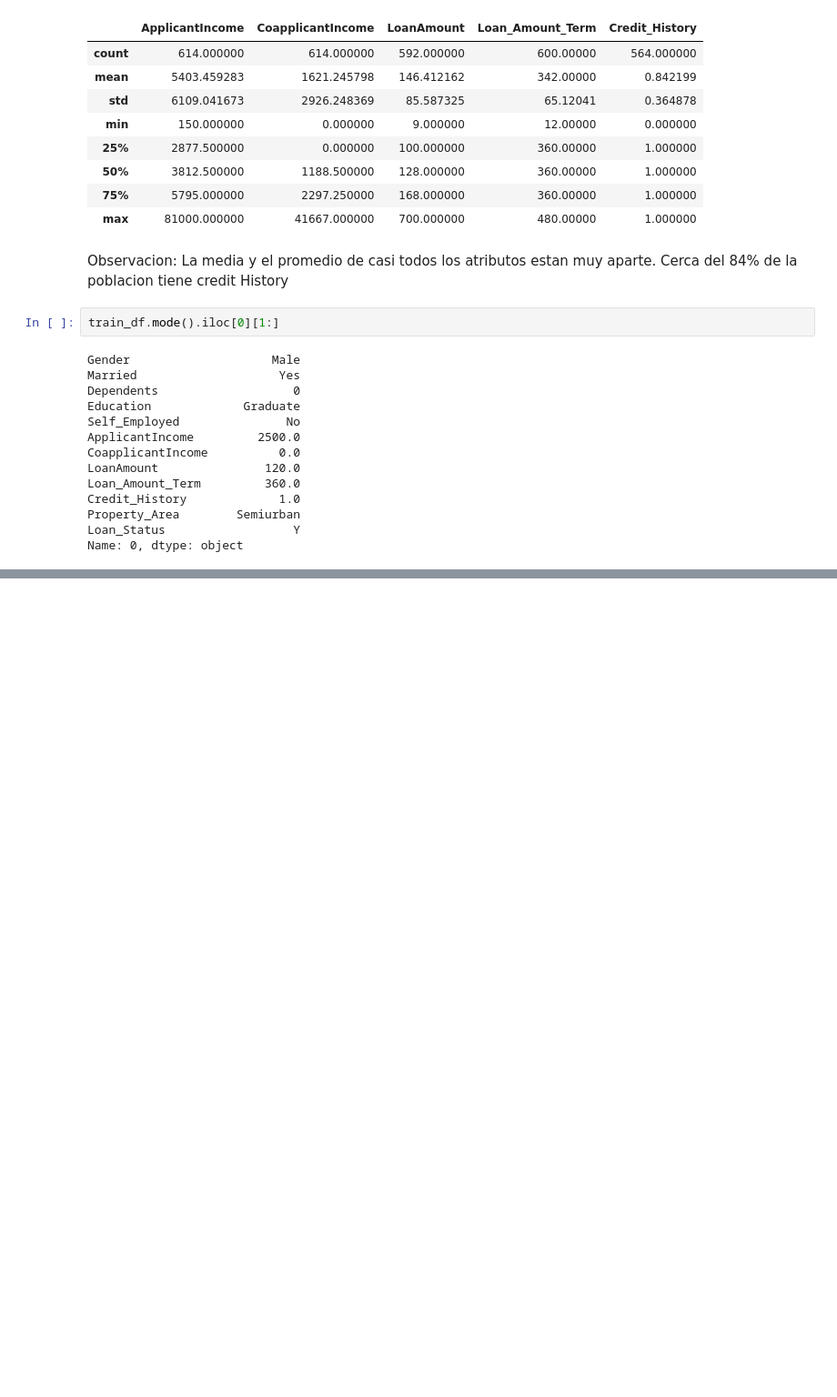
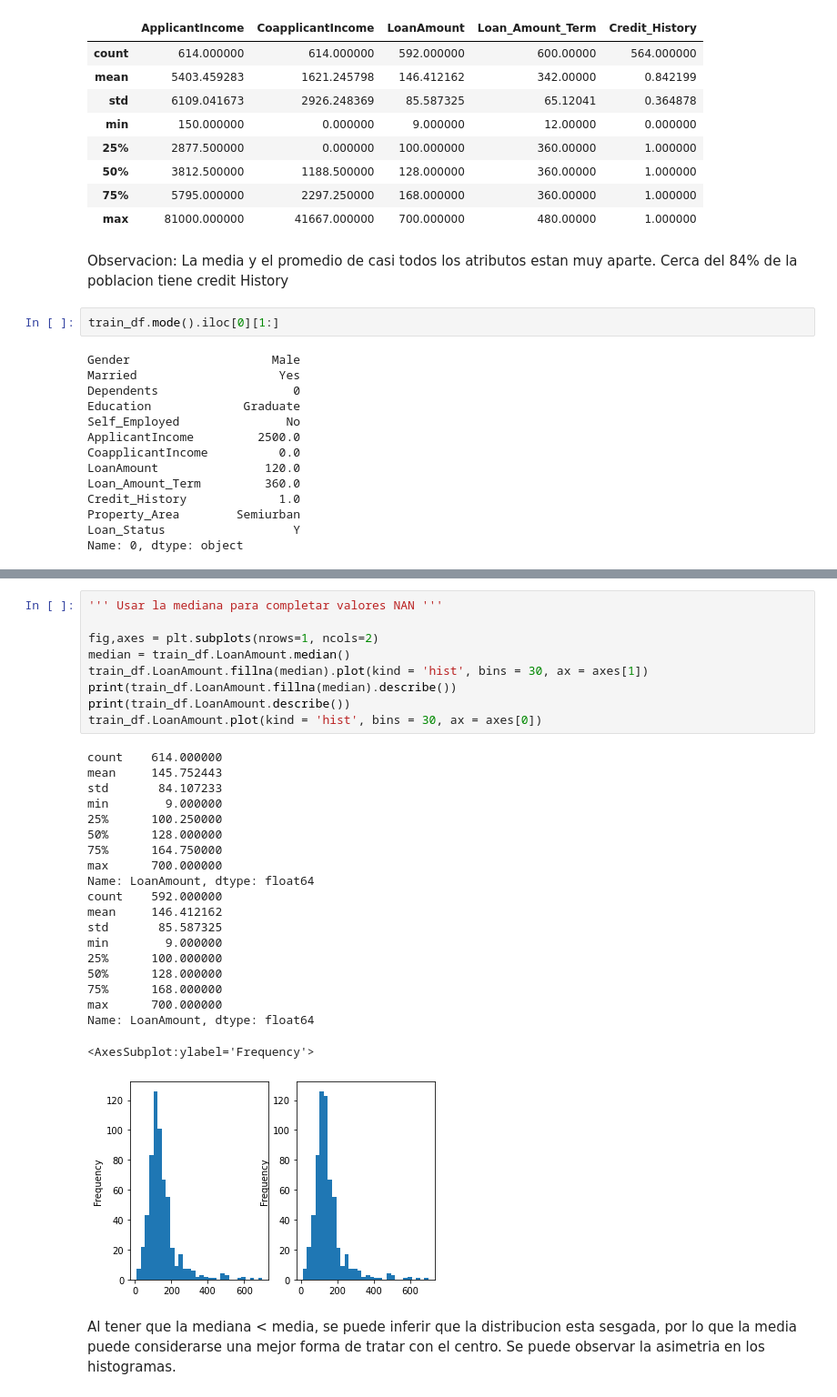
Before and after one commit to juanuco64/Port-DataA, a Jupyter notebook: EDA Creditos/EDA creditos.ipynb, the cells around one changed output, grey strips where cells are left out. Shown at 91% size. Saved outputs shown, nothing was run; the diff lists cells and outputs as text; blank space fills up the shorter version.

```diff
--- a/EDA Creditos/EDA creditos.ipynb
+++ b/EDA Creditos/EDA creditos.ipynb
@@ -175,0 +226,33 @@ Name: 0, dtype: object
+# %%
+''' Usar la mediana para completar valores NAN '''
+
+fig,axes = plt.subplots(nrows=1, ncols=2)
+median = train_df.LoanAmount.median()
+train_df.LoanAmount.fillna(median).plot(kind = 'hist', bins = 30, ax = axes[1])
+print(train_df.LoanAmount.fillna(median).describe())
+print(train_df.LoanAmount.describe())
+train_df.LoanAmount.plot(kind = 'hist', bins = 30, ax = axes[0])
+# %% [output]
+count    614.000000
+mean     145.752443
+std       84.107233
+min        9.000000
+25%      100.250000
+50%      128.000000
+75%      164.750000
+max      700.000000
+Name: LoanAmount, dtype: float64
+count    592.000000
+mean     146.412162
+std       85.587325
+min        9.000000
+25%      100.000000
+50%      128.000000
+75%      168.000000
+max      700.000000
+Name: LoanAmount, dtype: float64
+<AxesSubplot:ylabel='Frequency'>
+[figure, added]
+# %% [markdown]
+Al tener que la mediana < media, se puede inferir que la distribucion esta sesgada, por lo que la media puede considerarse una mejor forma de tratar con el centro.
+Se puede observar la asimetria en los histogramas.
```
Also changed, not shown: parts of 10 cells of this notebook.
